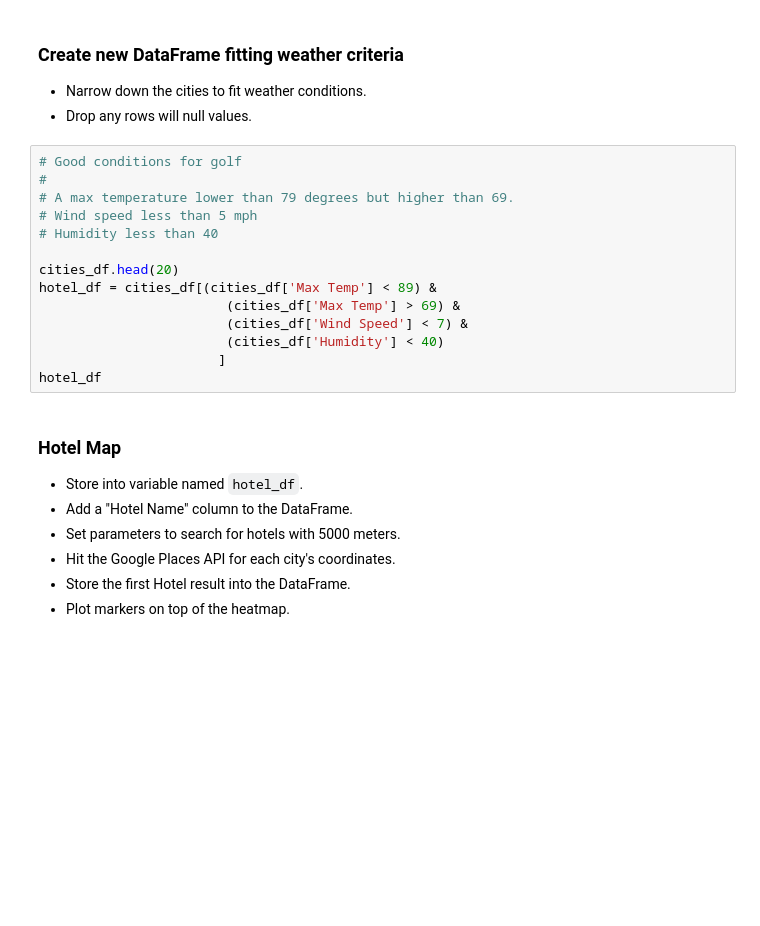
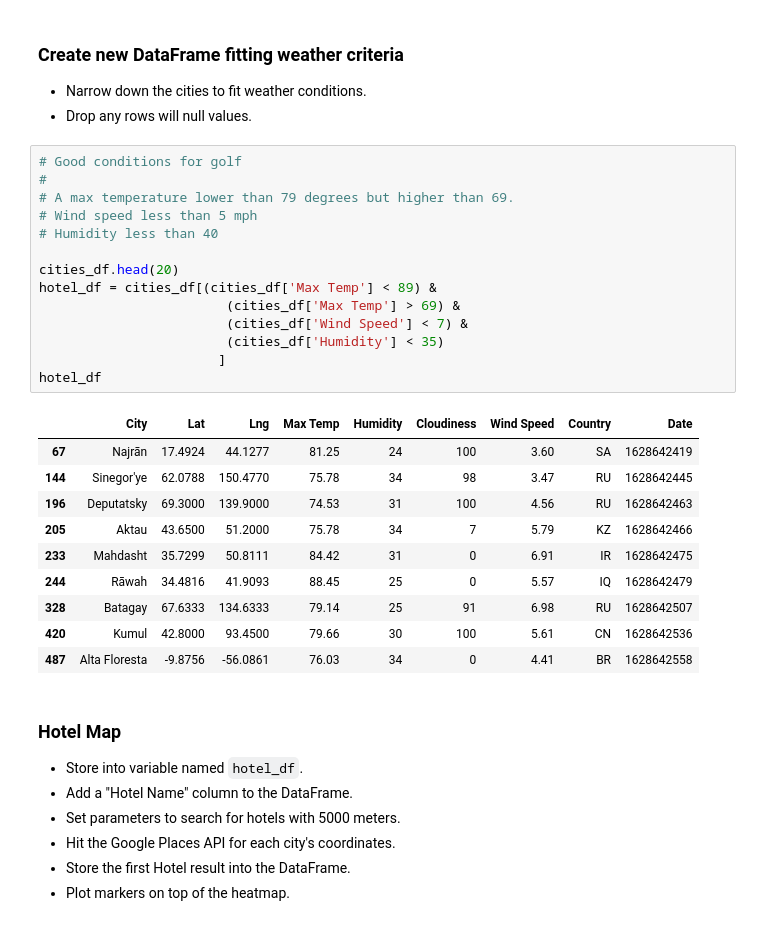
Before and after one commit to rb25s13/python-api-challenge, a Jupyter notebook: VacationPy/VacationPy.ipynb, the cells around one changed output. Cells and saved outputs as stored; diff of their text form; blank space fills up the shorter version.

```diff
--- a/VacationPy/VacationPy.ipynb
+++ b/VacationPy/VacationPy.ipynb
@@ -60,17 +83,28 @@ fig
 # %%
 # Good conditions for golf
 #
 # A max temperature lower than 79 degrees but higher than 69.
 # Wind speed less than 5 mph
 # Humidity less than 40
 
 cities_df.head(20)
 hotel_df = cities_df[(cities_df['Max Temp'] < 89) &
                         (cities_df['Max Temp'] > 69) &
                         (cities_df['Wind Speed'] < 7) &
-                        (cities_df['Humidity'] < 40)
+                        (cities_df['Humidity'] < 35)
                        ]
 hotel_df
+# %% [output]
+|  | City | Lat | Lng | Max Temp | Humidity | Cloudiness | Wind Speed | Country | Date |
+| 67 | Najrān | 17.4924 | 44.1277 | 81.25 | 24 | 100 | 3.60 | SA | 1628642419 |
+| 144 | Sinegor'ye | 62.0788 | 150.4770 | 75.78 | 34 | 98 | 3.47 | RU | 1628642445 |
+| 196 | Deputatsky | 69.3000 | 139.9000 | 74.53 | 31 | 100 | 4.56 | RU | 1628642463 |
+| 205 | Aktau | 43.6500 | 51.2000 | 75.78 | 34 | 7 | 5.79 | KZ | 1628642466 |
+| 233 | Mahdasht | 35.7299 | 50.8111 | 84.42 | 31 | 0 | 6.91 | IR | 1628642475 |
+| 244 | Rāwah | 34.4816 | 41.9093 | 88.45 | 25 | 0 | 5.57 | IQ | 1628642479 |
+| 328 | Batagay | 67.6333 | 134.6333 | 79.14 | 25 | 91 | 6.98 | RU | 1628642507 |
+| 420 | Kumul | 42.8000 | 93.4500 | 79.66 | 30 | 100 | 5.61 | CN | 1628642536 |
+| 487 | Alta Floresta | -9.8756 | -56.0861 | 76.03 | 34 | 0 | 4.41 | BR | 1628642558 |
 # %% [markdown]
 ### Hotel Map
 * Store into variable named `hotel_df`.
```
Also changed, not shown: parts of 6 cells of this notebook, 15 other files.
